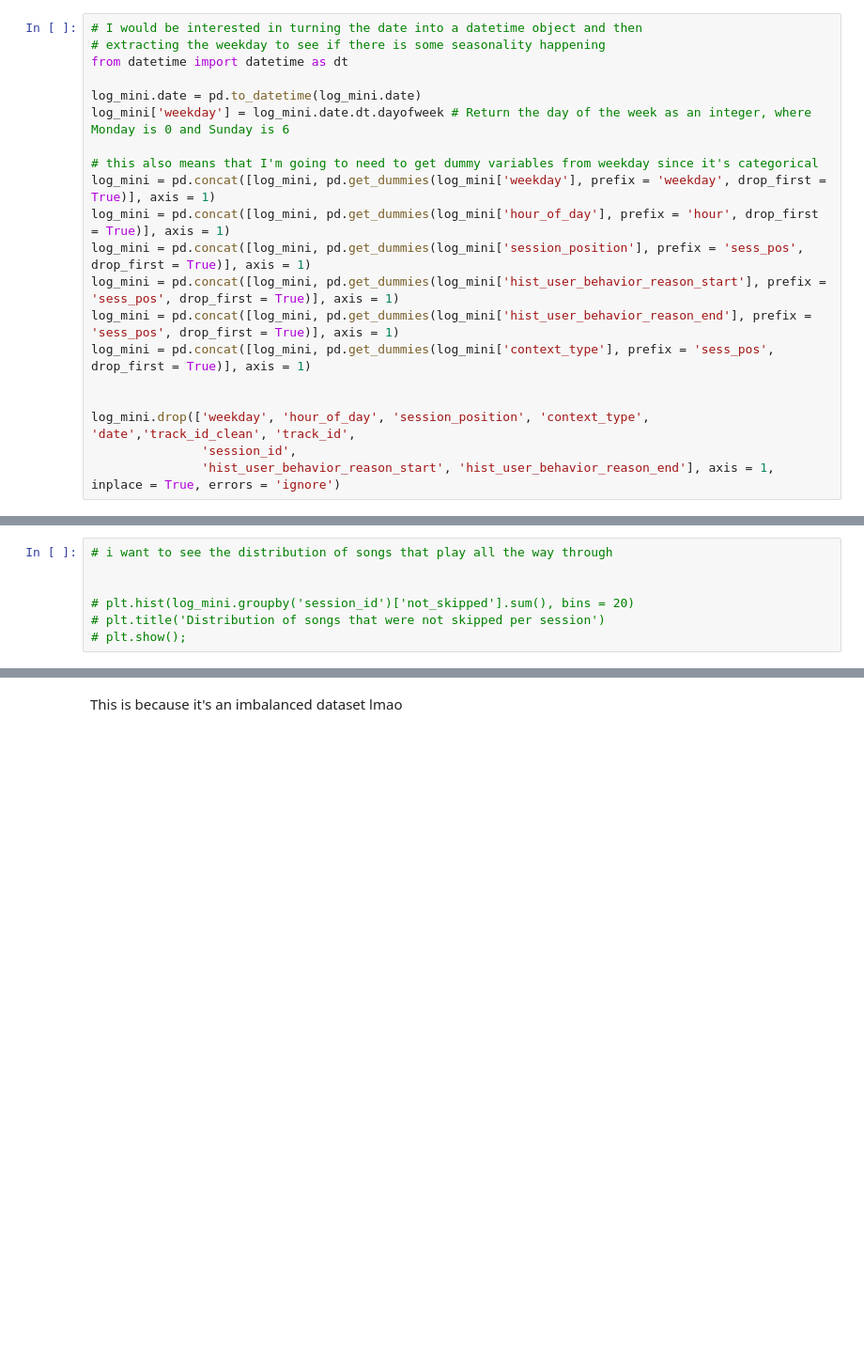
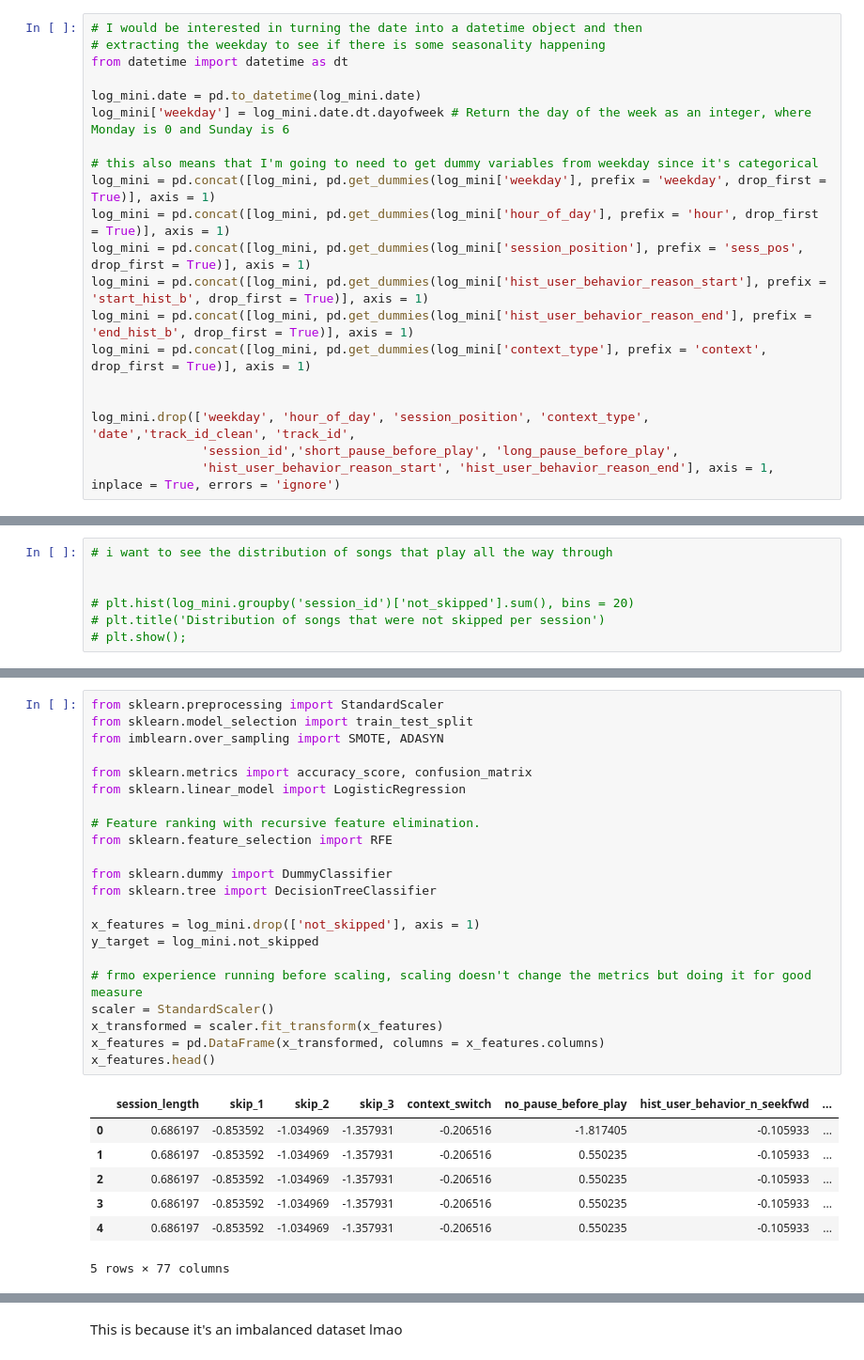
Before and after one commit to cjenniferwong/spotify_skip_predictor, a Jupyter notebook: Initial_EDA_jennwong.ipynb, the cells around one changed output, grey strips where cells are left out. Shown: that part at 94% size. Saved outputs shown, nothing was run; the diff lists cells and outputs as text; blank space fills up the shorter version.

```diff
--- a/Initial_EDA_jennwong.ipynb
+++ b/Initial_EDA_jennwong.ipynb
@@ -75,13 +102,13 @@ log_mini['weekday'] = log_mini.date.dt.dayofweek # Return the day of the week as
 log_mini = pd.concat([log_mini, pd.get_dummies(log_mini['weekday'], prefix = 'weekday', drop_first = True)], axis = 1)
 log_mini = pd.concat([log_mini, pd.get_dummies(log_mini['hour_of_day'], prefix = 'hour', drop_first = True)], axis = 1)
 log_mini = pd.concat([log_mini, pd.get_dummies(log_mini['session_position'], prefix = 'sess_pos', drop_first = True)], axis = 1)
-log_mini = pd.concat([log_mini, pd.get_dummies(log_mini['hist_user_behavior_reason_start'], prefix = 'sess_pos', drop_first = True)], axis = 1)
-log_mini = pd.concat([log_mini, pd.get_dummies(log_mini['hist_user_behavior_reason_end'], prefix = 'sess_pos', drop_first = True)], axis = 1)
-log_mini = pd.concat([log_mini, pd.get_dummies(log_mini['context_type'], prefix = 'sess_pos', drop_first = True)], axis = 1)
+log_mini = pd.concat([log_mini, pd.get_dummies(log_mini['hist_user_behavior_reason_start'], prefix = 'start_hist_b', drop_first = True)], axis = 1)
+log_mini = pd.concat([log_mini, pd.get_dummies(log_mini['hist_user_behavior_reason_end'], prefix = 'end_hist_b', drop_first = True)], axis = 1)
+log_mini = pd.concat([log_mini, pd.get_dummies(log_mini['context_type'], prefix = 'context', drop_first = True)], axis = 1)
 
 
 log_mini.drop(['weekday', 'hour_of_day', 'session_position', 'context_type', 'date','track_id_clean', 'track_id',
-               'session_id',
+               'session_id','short_pause_before_play', 'long_pause_before_play',
                'hist_user_behavior_reason_start', 'hist_user_behavior_reason_end'], axis = 1, inplace = True, errors = 'ignore')
 # %% [markdown]
 Upon initial reading, I thought the problem was a classification problem in which we're asked to predict whether a user will skip this song or not (binary outcome). Now that I look at the df some more, I see that there are varying degrees of 'skip'. I think I'm going to try to simplify this problem first, and delve deeper when I've made modelling progress.
@@ -136 +162,31 @@ y_target = log_mini.not_skipped
+# %%
+from sklearn.preprocessing import StandardScaler
+from sklearn.model_selection import train_test_split
+from imblearn.over_sampling import SMOTE, ADASYN
+
+from sklearn.metrics import accuracy_score, confusion_matrix
+from sklearn.linear_model import LogisticRegression
+
+# Feature ranking with recursive feature elimination.
+from sklearn.feature_selection import RFE
+
+from sklearn.dummy import DummyClassifier
+from sklearn.tree import DecisionTreeClassifier
+
+x_features = log_mini.drop(['not_skipped'], axis = 1)
+y_target = log_mini.not_skipped
+
+# frmo experience running before scaling, scaling doesn't change the metrics but doing it for good measure
+scaler = StandardScaler()
+x_transformed = scaler.fit_transform(x_features)
+x_features = pd.DataFrame(x_transformed, columns = x_features.columns)
+x_features.head()
+# %% [output]
+|  | session_length | skip_1 | skip_2 | skip_3 | context_switch | no_pause_before_play | hist_user_behavior_n_seekfwd | ... |
+| 0 | 0.686197 | -0.853592 | -1.034969 | -1.357931 | -0.206516 | -1.817405 | -0.105933 | ... |
+| 1 | 0.686197 | -0.853592 | -1.034969 | -1.357931 | -0.206516 | 0.550235 | -0.105933 | ... |
+| 2 | 0.686197 | -0.853592 | -1.034969 | -1.357931 | -0.206516 | 0.550235 | -0.105933 | ... |
+| 3 | 0.686197 | -0.853592 | -1.034969 | -1.357931 | -0.206516 | 0.550235 | -0.105933 | ... |
+| 4 | 0.686197 | -0.853592 | -1.034969 | -1.357931 | -0.206516 | 0.550235 | -0.105933 | ... |
+5 rows × 77 columns
 # %%
```
Also changed, not shown: parts of 20 cells of this notebook, 1 other file.
